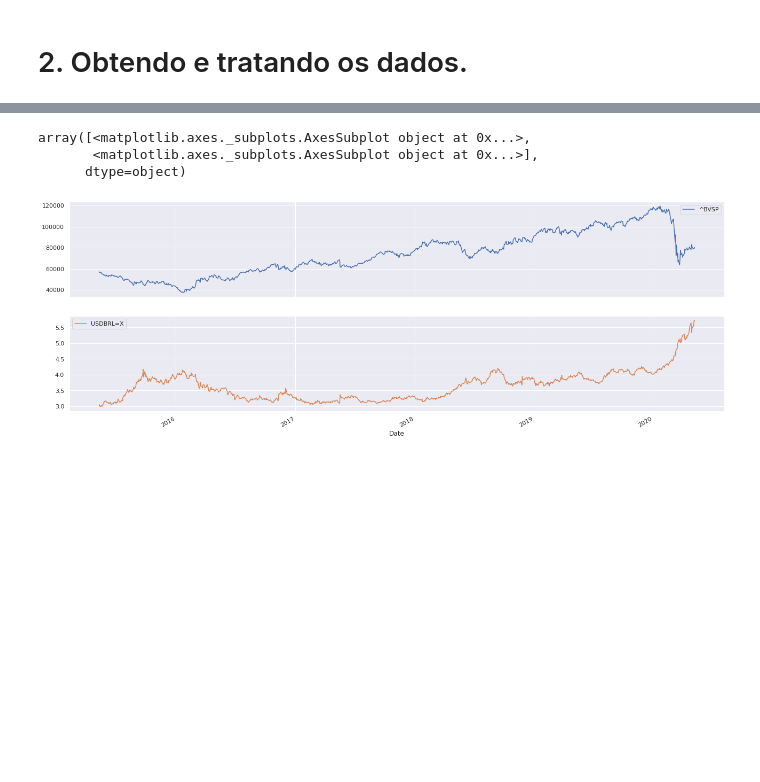
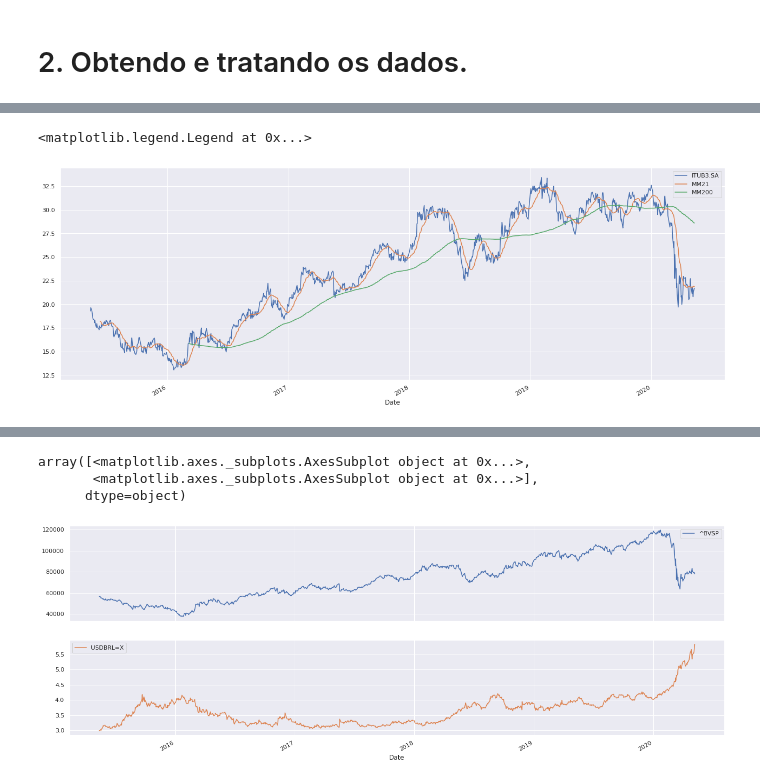
Before and after one commit to fonsecajr/Projects, a Jupyter notebook: Ações_Analises.ipynb, the cells around one changed output, grey strips where cells are left out. Cells and saved outputs as stored; diff of their text form; code cells hidden in the pictures; blank space fills up the shorter version.

```diff
--- a/Ações_Analises.ipynb
+++ b/Ações_Analises.ipynb
@@ -64,6 +67,6 @@ d
 # %%
 # %ativo Carregue o Ativo selecionado.
-ativo = web.get_data_yahoo(n)
+ativo = web.get_data_yahoo(d)
 # %%
 # Conheça os dados mais antigos para o Ativo.
 ativo.head()
@@ -73,9 +92,12 @@ ativo.tail()
 # %%
 # Desenhe um gráfico com médias móveis para as referencias de fechamento de todo o período do dado do Ativo.
-ativo["Close"].plot(figsize=(22,8), label=n)
+ativo["Close"].plot(figsize=(22,8), label=d)
 ativo["Close"].rolling(21).mean().plot(label="MM21")
 ativo["Close"].rolling(200).mean().plot(label="MM200")
 plt.legend()
+# %% [output]
+<matplotlib.legend.Legend at 0x...>
+[figure, added]
 # %%
 # %ativo_ano Desenhe um gráfico com médias móveis para as referências de fechamento do período de um ano do Ativo.
 ativo_ano = ativo[ativo.index.year == 2015]
```
Also changed, not shown: parts of 31 cells of this notebook.
